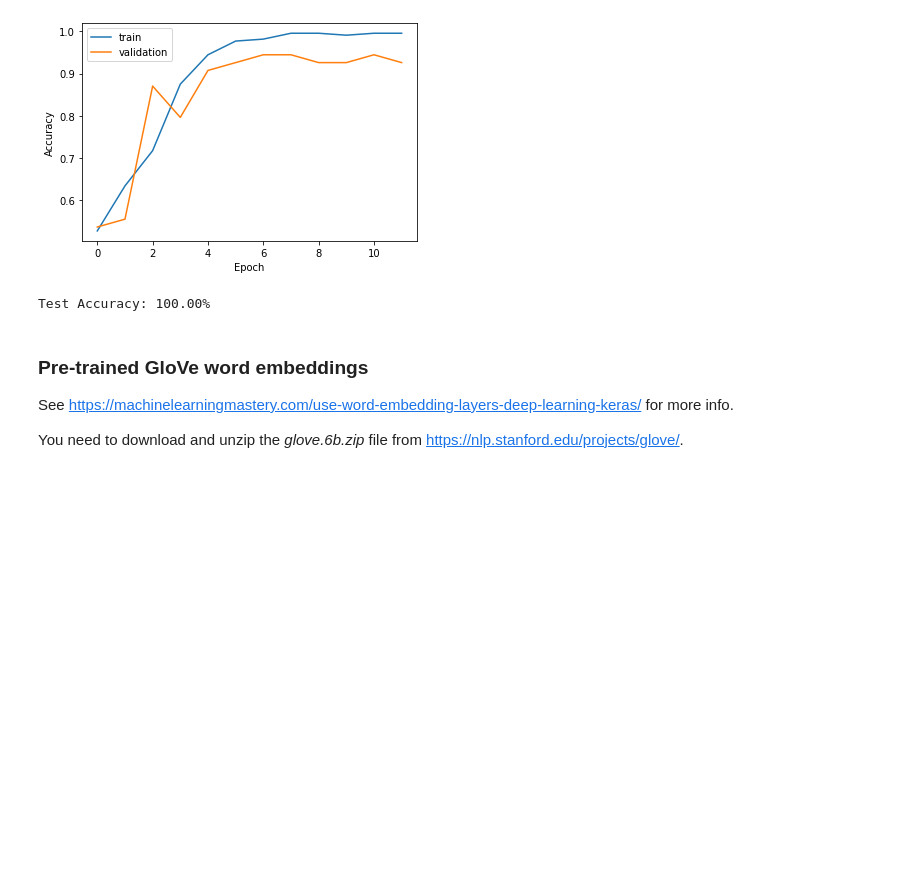
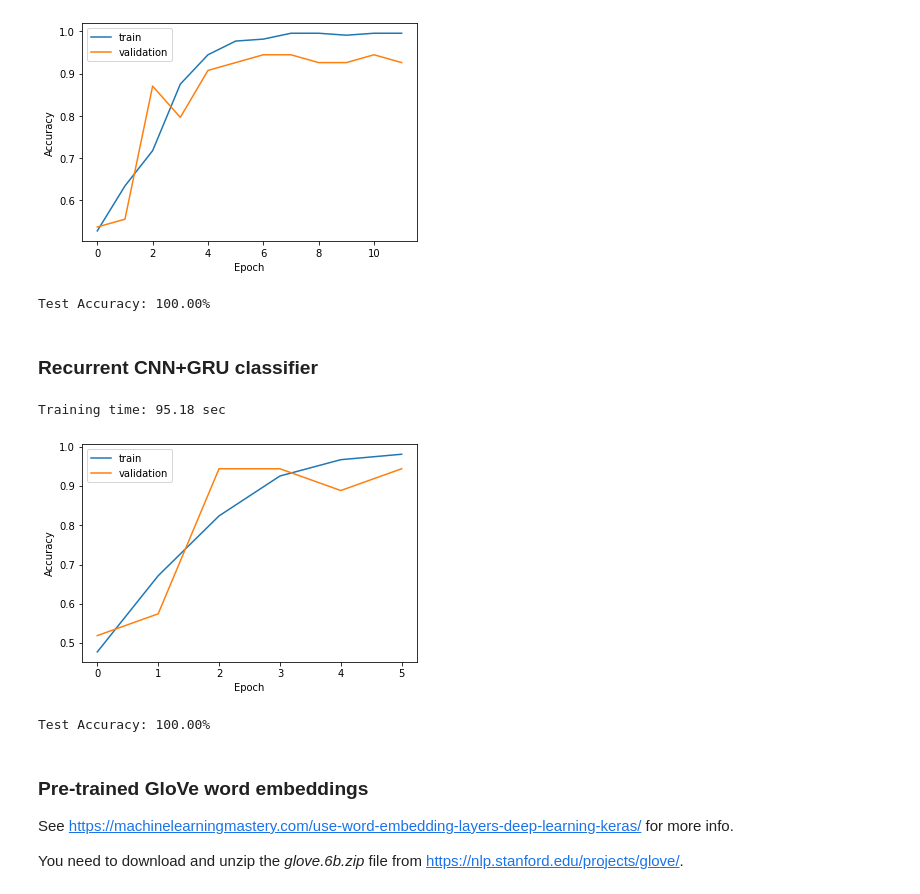
Before and after one commit to jhagelback/ml-sk, a Jupyter notebook: Keras/Wikipedia Word Embeddings.ipynb, the cells around one changed output. Drawn from its saved outputs; the diff is of its cells as text; code cells hidden in the pictures; blank space fills up the shorter version.

Commit message:
Added CNN+GRU model

```diff
--- a/Keras/Wikipedia Word Embeddings.ipynb
+++ b/Keras/Wikipedia Word Embeddings.ipynb
@@ -155,6 +155,30 @@ train_and_evaluate(model, no_epochs=12)
 Training time: 30.12 sec
 [figure]
 Test Accuracy: 100.00%
+# %% [markdown]
+<h3>Recurrent CNN+GRU classifier</h3>
+# %%
+model = Sequential()
+# Embedding layer
+model.add(Embedding(input_dim=vocab_size, output_dim=embedding_size, input_length=maxlen))
+# ConvNet layer
+model.add(Conv1D(filters=32, kernel_size=5, padding="same", activation="relu"))
+model.add(MaxPooling1D())
+# Recurrent layer using GRU
+model.add(GRU(16, return_sequences=True, dropout=0.2, recurrent_dropout=0.2))
+# Fully connected layer
+model.add(Flatten())
+model.add(Dense(16, activation="relu"))
+model.add(Dropout(0.4))
+model.add(Dense(1, activation="sigmoid"))
+
+model.compile(loss="binary_crossentropy", optimizer="adam", metrics=["accuracy"])
+
+train_and_evaluate(model, no_epochs=6)
+# %% [output]
+Training time: 95.18 sec
+[figure, added]
+Test Accuracy: 100.00%
 # %% [markdown]
 <h3>Pre-trained GloVe word embeddings</h3>
 
```
Also changed, not shown: parts of 1 cell of this notebook.
